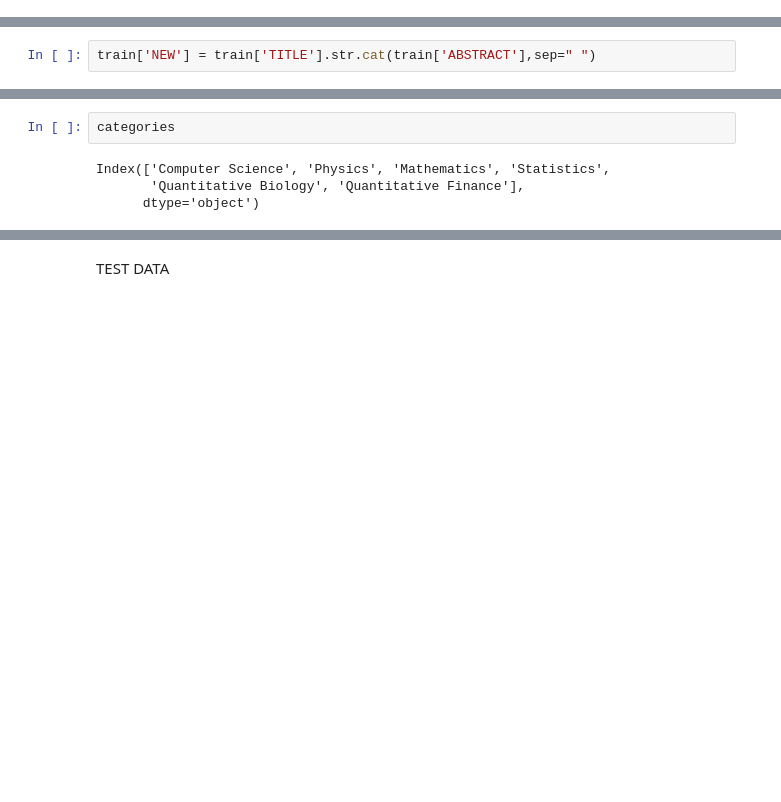
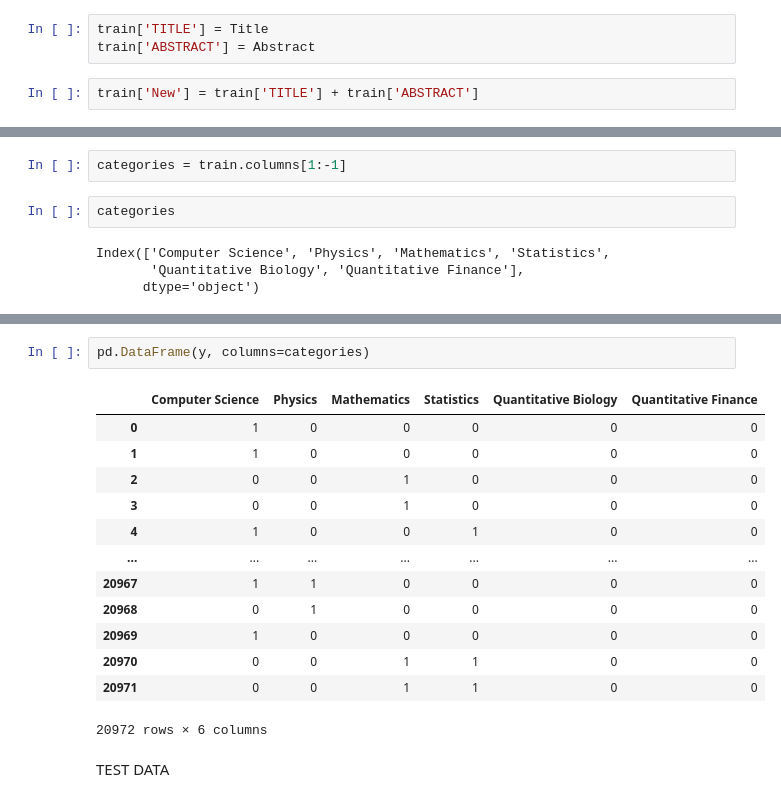
Before and after one commit to bhanuteja2001/AI_Curriculum, a Jupyter notebook: IndependancedayJanatahack.ipynb, the cells around one changed output, grey strips where cells are left out. Drawn from its saved outputs; the diff is of its cells as text; blank space fills up the shorter version.

```diff
--- a/IndependancedayJanatahack.ipynb
+++ b/IndependancedayJanatahack.ipynb
@@ -137,6 +140,11 @@ True
 # %%
 Title = clean_text(train,'TITLE')
 Abstract = clean_text(train,'ABSTRACT')
+# %%
+train['TITLE'] = Title
+train['ABSTRACT'] = Abstract
+# %%
+train['New'] = train['TITLE'] + train['ABSTRACT']
 # %%
 train = train.drop(columns=['TITLE', 'ABSTRACT'])
 train.head()
@@ -164,8 +172,6 @@ y.head()
 | 2 | 0 | 0 | 1 | 0 | 0 | 0 |
 | 3 | 0 | 0 | 1 | 0 | 0 | 0 |
 | 4 | 1 | 0 | 0 | 1 | 0 | 0 |
-# %%
-train['NEW'] = train['TITLE'].str.cat(train['ABSTRACT'],sep=" ")
 # %%
 X_train, X_test, y_train, y_test = train_test_split(X, y, test_size= 0.2, random_state=0)
 # %%
@@ -220,6 +226,8 @@ array([[1, 0, 0, 0, 0, 0],
        [1, 0, 0, 0, 0, 0],
        [0, 0, 1, 1, 0, 0],
        [0, 0, 1, 1, 0, 0]])
+# %%
+categories = train.columns[1:-1]
 # %%
 categories
 # %% [output]
@@ -239,3 +247,19 @@ array([[1, 0, 0, 0, 0, 0],
+# %%
+pd.DataFrame(y, columns=categories)
+# %% [output]
+|  | Computer Science | Physics | Mathematics | Statistics | Quantitative Biology | Quantitative Finance |
+| 0 | 1 | 0 | 0 | 0 | 0 | 0 |
+| 1 | 1 | 0 | 0 | 0 | 0 | 0 |
+| 2 | 0 | 0 | 1 | 0 | 0 | 0 |
+| 3 | 0 | 0 | 1 | 0 | 0 | 0 |
+| 4 | 1 | 0 | 0 | 1 | 0 | 0 |
+| ... | ... | ... | ... | ... | ... | ... |
+| 20967 | 1 | 1 | 0 | 0 | 0 | 0 |
+| 20968 | 0 | 1 | 0 | 0 | 0 | 0 |
+| 20969 | 1 | 0 | 0 | 0 | 0 | 0 |
+| 20970 | 0 | 0 | 1 | 1 | 0 | 0 |
+| 20971 | 0 | 0 | 1 | 1 | 0 | 0 |
+20972 rows × 6 columns
 # %% [markdown]
 TEST DATA
 # %%
```
Also changed, not shown: parts of 17 cells of this notebook.
